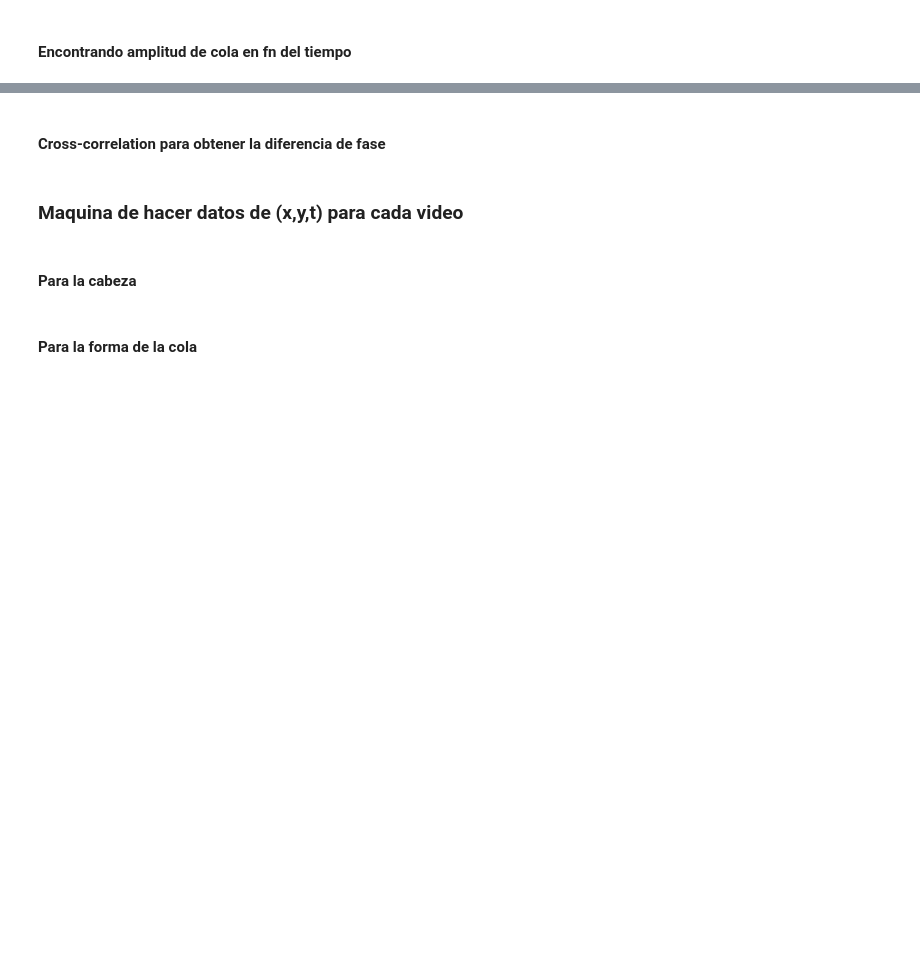
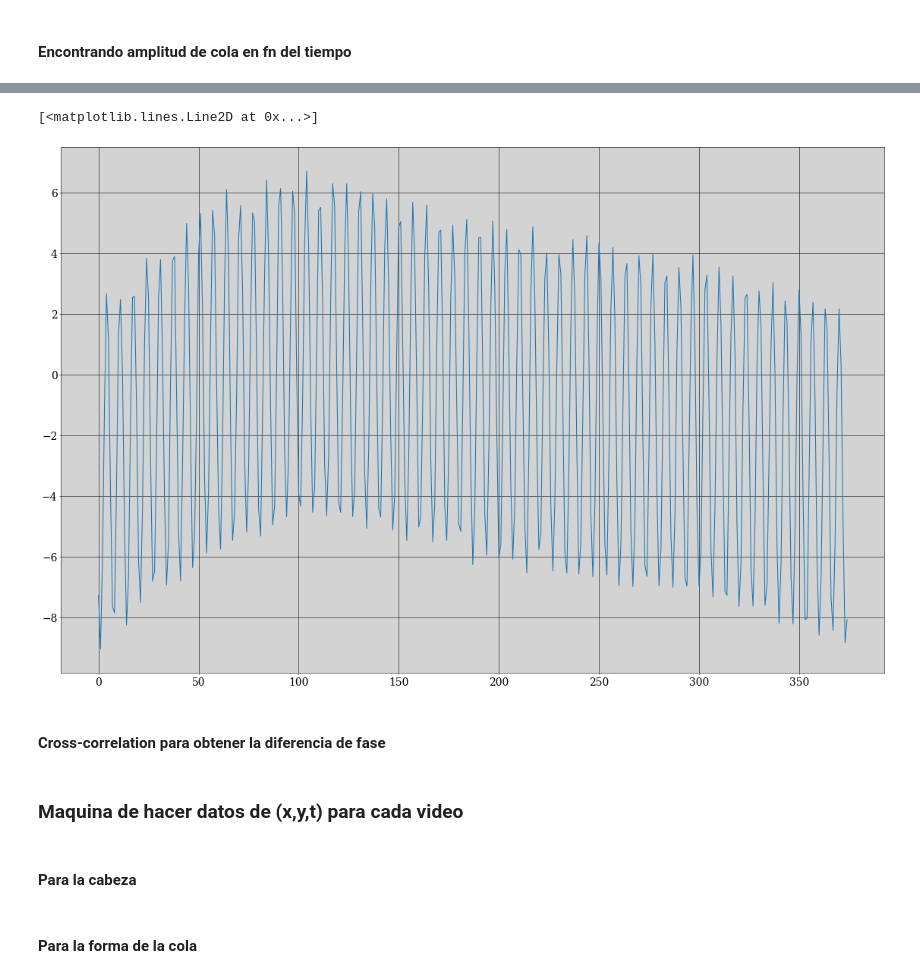
Before and after one commit to gardianc/Nado-ondulatorio, a Jupyter notebook: tracking.ipynb, the cells around one changed output, grey strips where cells are left out. Saved outputs shown, nothing was run; the diff lists cells and outputs as text; code cells hidden in the pictures; blank space fills up the shorter version.

```diff
--- a/tracking.ipynb
+++ b/tracking.ipynb
@@ -402,3 +435,9 @@ plt.xlim(0,250)
+# %%
+tail_amplitude = [tail[1][-1] - np.mean(tail[1]) for tail in rotated_tails]
+plt.plot(tail_amplitude)
+# %% [output]
+[<matplotlib.lines.Line2D at 0x...>]
+[figure, added]
 # %%
 tail_amplitude = np.zeros(len(t_tail))
 head_amplitude = np.zeros(len(t_tail))
```
Also changed, not shown: parts of 12 cells of this notebook.
